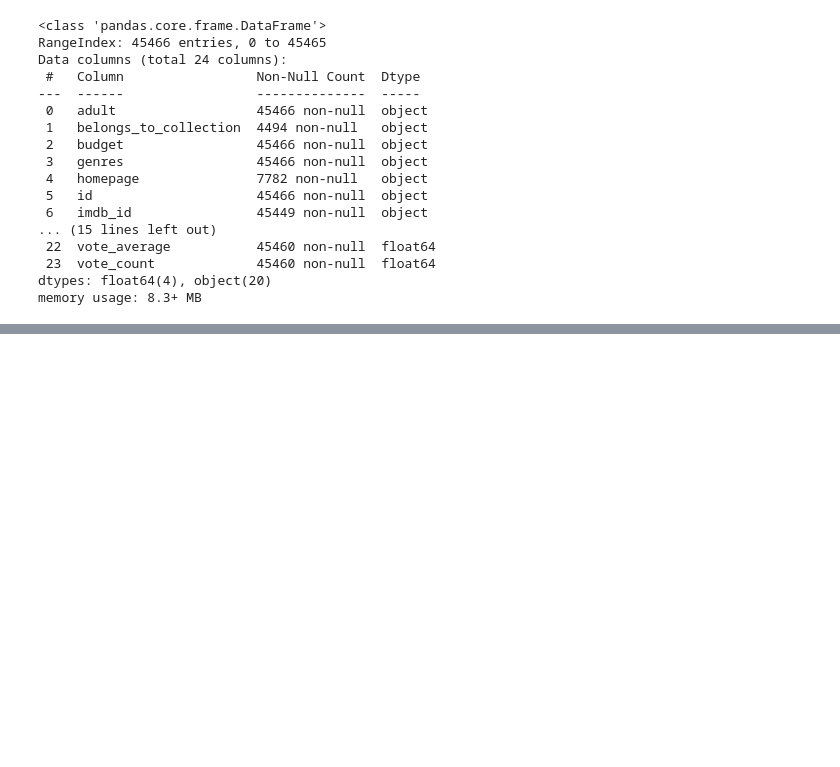
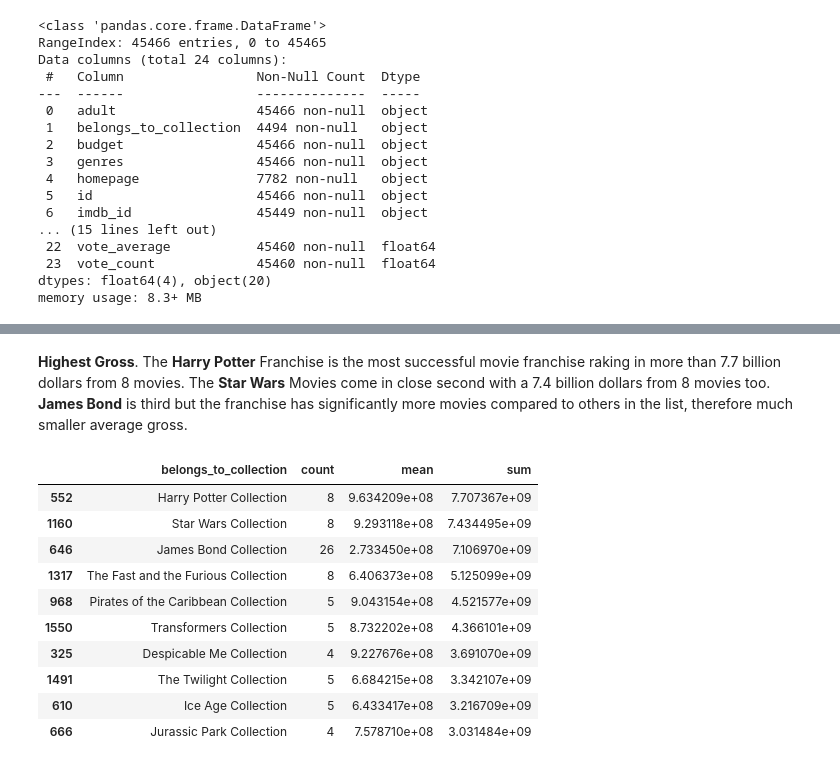
Before and after one commit to wonghuiee/TMDBMovieRecommendationSystem, a Jupyter notebook: TMDBEDA.ipynb, the cells around one changed output, grey strips where cells are left out. Saved outputs shown, nothing was run; the diff lists cells and outputs as text; code cells hidden in the pictures; blank space fills up the shorter version.

```diff
--- a/TMDBEDA.ipynb
+++ b/TMDBEDA.ipynb
@@ -126,0 +241,23 @@ memory usage: 8.3+ MB
+# %%
+franDF = tmdb[tmdb["belongs_to_collection"].notnull()]
+franDF["belongs_to_collection"] = franDF["belongs_to_collection"].apply(ast.literal_eval).apply(lambda x:x["name"] if isinstance(x, dict) else np.nan)
+franDF = franDF[franDF["belongs_to_collection"].notnull()]
+# %%
+franPivot = franDF.pivot_table(index="belongs_to_collection", values="revenue", aggfunc={"revenue": ["mean", "sum", "count"]}).reset_index()
+# %% [markdown]
+**Highest Gross**. The **Harry Potter** Franchise is the most successful movie franchise raking in more than 7.7 billion dollars from 8 movies. The **Star Wars** Movies come in close second with a 7.4 billion dollars from 8 movies too. **James Bond** is third but the franchise has significantly more movies compared to others in the list, therefore much smaller average gross.
+# %%
+# Highest grossing movie franchises
+franPivot.sort_values("sum", ascending=False).head(10)
+# %% [output]
+|  | belongs_to_collection | count | mean | sum |
+| 552 | Harry Potter Collection | 8 | 9.634209e+08 | 7.707367e+09 |
+| 1160 | Star Wars Collection | 8 | 9.293118e+08 | 7.434495e+09 |
+| 646 | James Bond Collection | 26 | 2.733450e+08 | 7.106970e+09 |
+| 1317 | The Fast and the Furious Collection | 8 | 6.406373e+08 | 5.125099e+09 |
+| 968 | Pirates of the Caribbean Collection | 5 | 9.043154e+08 | 4.521577e+09 |
+| 1550 | Transformers Collection | 5 | 8.732202e+08 | 4.366101e+09 |
+| 325 | Despicable Me Collection | 4 | 9.227676e+08 | 3.691070e+09 |
+| 1491 | The Twilight Collection | 5 | 6.684215e+08 | 3.342107e+09 |
+| 610 | Ice Age Collection | 5 | 6.433417e+08 | 3.216709e+09 |
+| 666 | Jurassic Park Collection | 4 | 7.578710e+08 | 3.031484e+09 |
```
Also changed, not shown: parts of 42 cells of this notebook.
